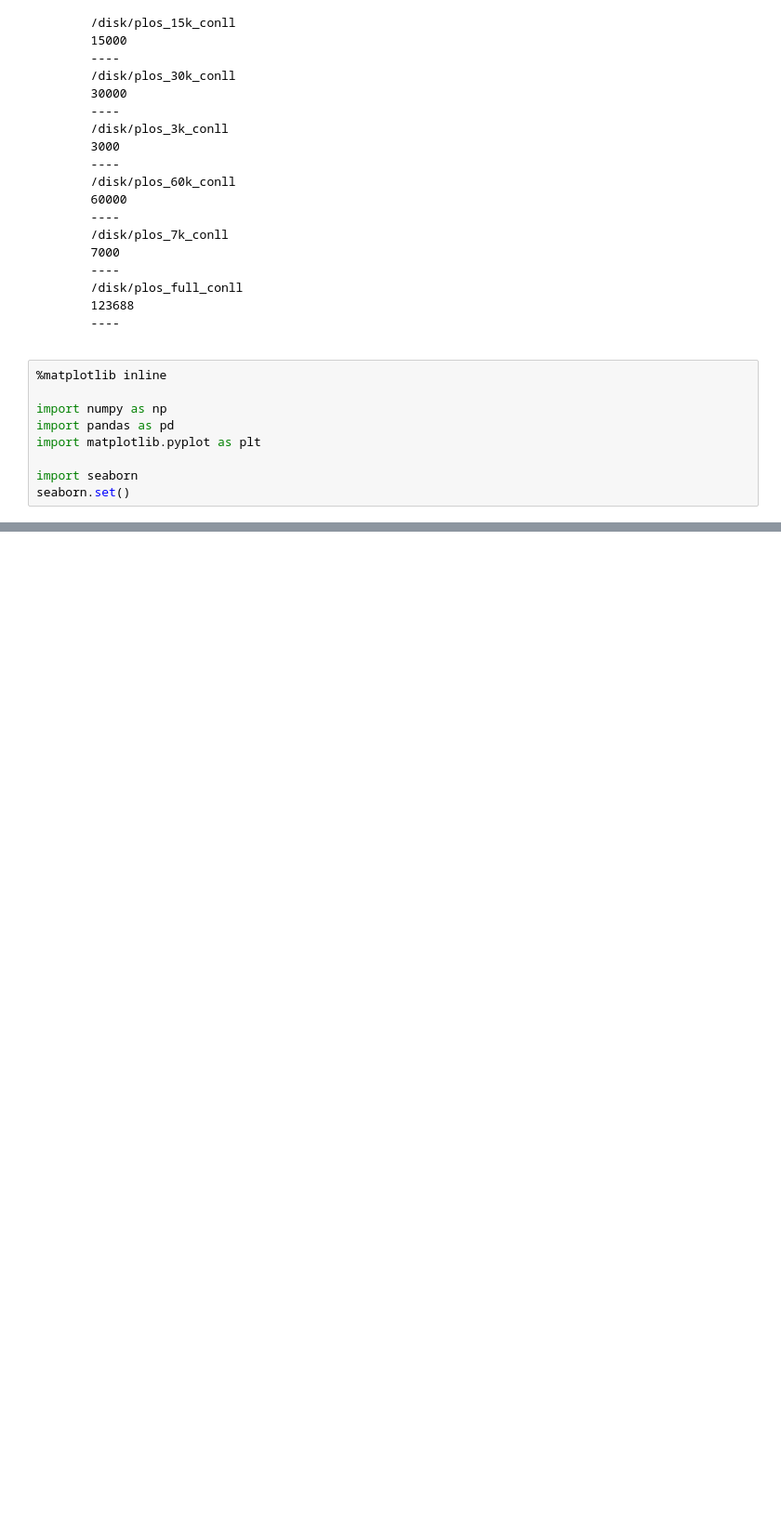
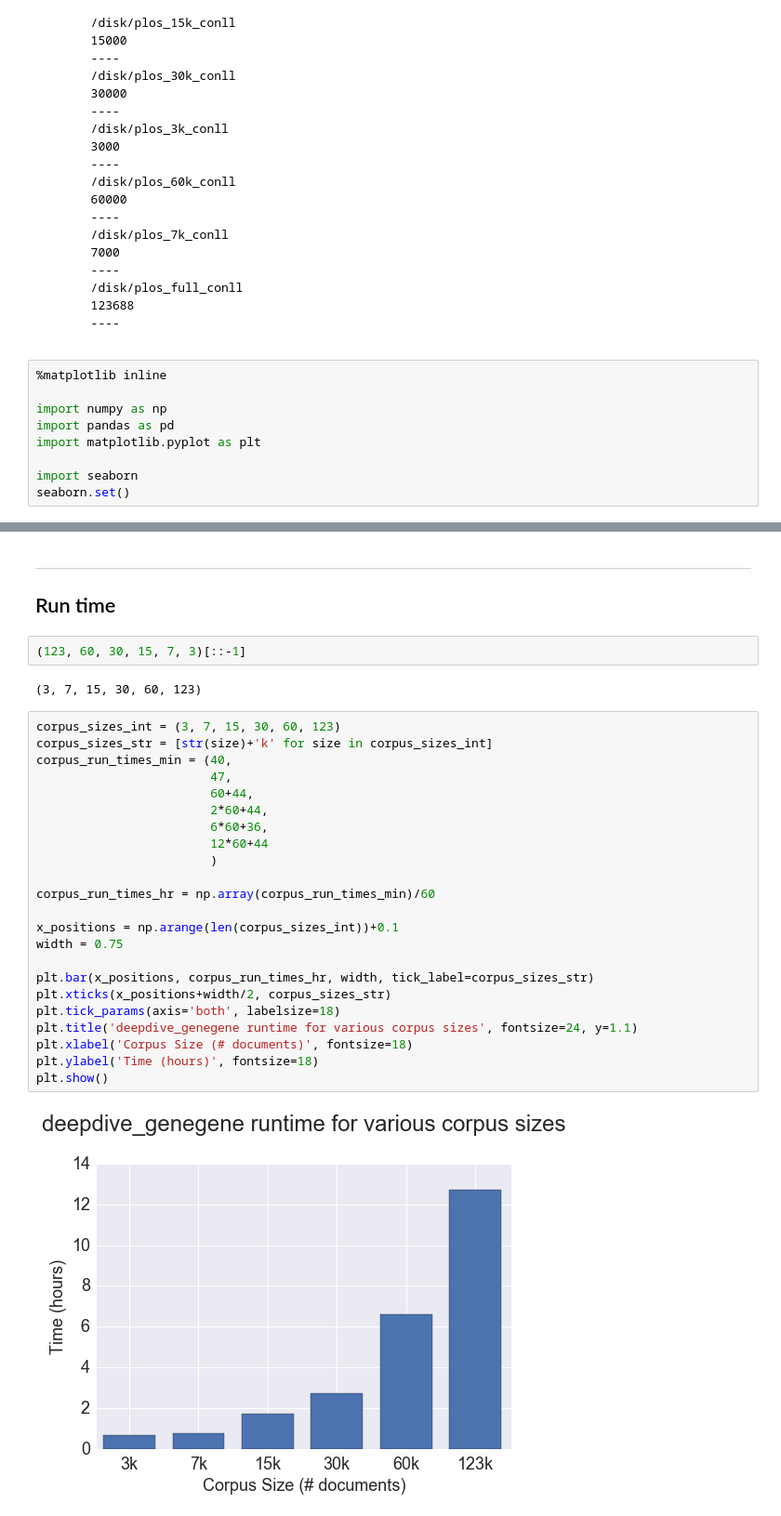
Before and after one commit to SuLab/deep, a Jupyter notebook: notebooks/deepdive_performance_testing/dd_varying_corpus_sizes.ipynb, the cells around one changed output, grey strips where cells are left out. Shown at 93% size. Drawn from its saved outputs; the diff is of its cells as text; blank space fills up the shorter version.

```diff
--- a/notebooks/deepdive_performance_testing/dd_varying_corpus_sizes.ipynb
+++ b/notebooks/deepdive_performance_testing/dd_varying_corpus_sizes.ipynb
@@ -53,0 +115,32 @@ seaborn.set()
+# %% [markdown]
+---
+## Run time
+# %%
+(123, 60, 30, 15, 7, 3)[::-1]
+# %% [output]
+(3, 7, 15, 30, 60, 123)
+# %%
+corpus_sizes_int = (3, 7, 15, 30, 60, 123)
+corpus_sizes_str = [str(size)+'k' for size in corpus_sizes_int]
+corpus_run_times_min = (40,
+                        47,
+                        60+44,
+                        2*60+44,
+                        6*60+36,
+                        12*60+44
+                        )
+
+corpus_run_times_hr = np.array(corpus_run_times_min)/60
+
+x_positions = np.arange(len(corpus_sizes_int))+0.1
+width = 0.75
+
+plt.bar(x_positions, corpus_run_times_hr, width, tick_label=corpus_sizes_str)
+plt.xticks(x_positions+width/2, corpus_sizes_str)
+plt.tick_params(axis='both', labelsize=18)
+plt.title('deepdive_genegene runtime for various corpus sizes', fontsize=24, y=1.1)
+plt.xlabel('Corpus Size (# documents)', fontsize=18)
+plt.ylabel('Time (hours)', fontsize=18)
+plt.show()
+# %% [output]
+[figure, added]
```
Also changed, not shown: parts of 30 cells of this notebook.
